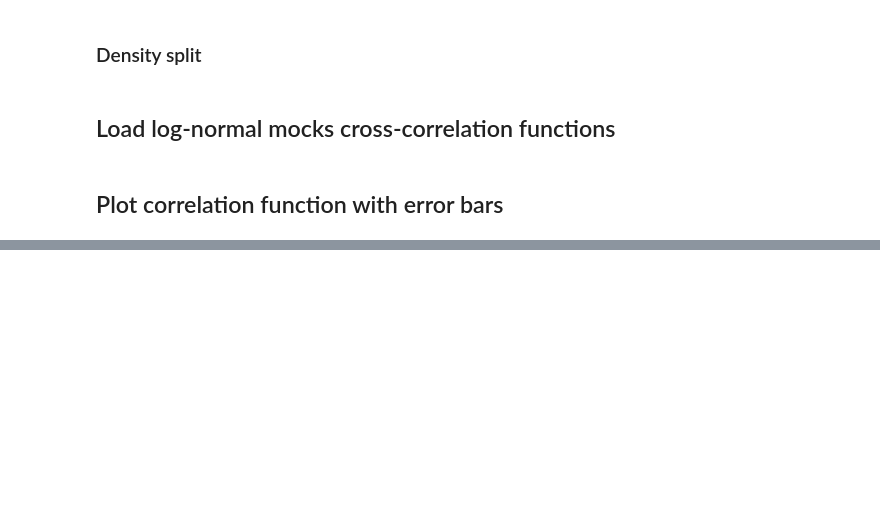
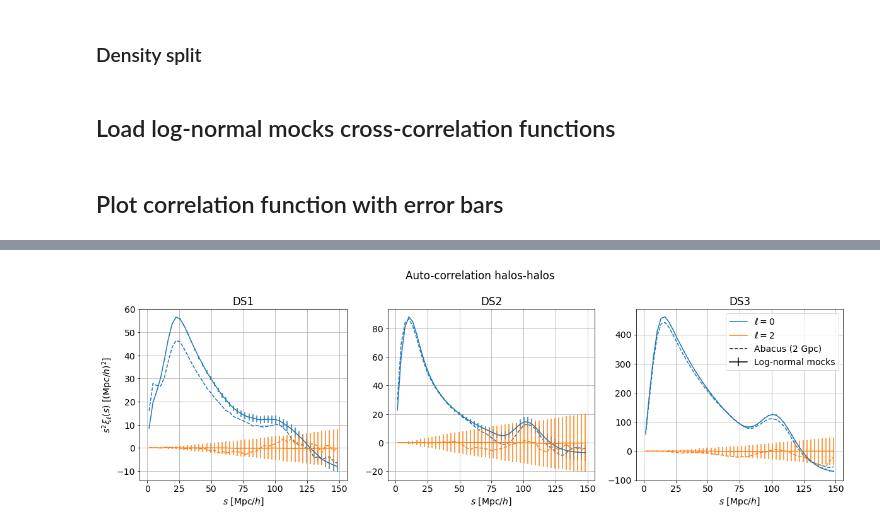
Before and after one commit to mathildepinon/densitysplit, a Jupyter notebook: nb/DensitySplits_CCF_plots.ipynb, the cells around one changed output, grey strips where cells are left out. Saved outputs shown, nothing was run; the diff lists cells and outputs as text; code cells hidden in the pictures; blank space fills up the shorter version.

```diff
--- a/nb/DensitySplits_CCF_plots.ipynb
+++ b/nb/DensitySplits_CCF_plots.ipynb
@@ -127,0 +135,31 @@ plt.show()
+# %%
+abacus_split_xiell_hh_auto = [res.get_corr(ells=ells, return_sep=False) for res in abacus_split_results_hh_auto]
+# %%
+mocks_xiell_hh_auto, cov_hh_auto = get_split_poles(mocks_split_results_hh_auto, ells, nsplits)
+cov_hh_auto /= 8.
+std_hh_auto = np.array_split(np.array(np.array_split(np.diag(cov_hh_auto)**0.5, nells)), nsplits, axis=1)
+# %%
+plt.rcParams["figure.figsize"] = (20, 5)
+fig, axes = plt.subplots(1, 3, sharex=False, sharey=False)
+
+for i in range(nsplits):
+    for ill, ell in enumerate(ells):
+        axes[i].plot(s, s**2 * abacus_split_xiell_hh_auto[i][ill], linestyle = '--', color='C'+str(ill))
+        axes[i].errorbar(s, s**2 * mocks_xiell_hh_auto[i][ill], s**2 * std_hh_auto[i][ill], fmt='-', color='C'+str(ill))
+
+        axes[i].plot([],[], linestyle='-', color='C'+str(ill), label='$\ell = {:d}$'.format(ell))
+
+        axes[i].grid(True)
+
+        axes[i].set_title('DS{}'.format(i+1))
+        axes[i].set_xlabel(r'$s$ [$\mathrm{Mpc}/h$]')
+
+axes[0].set_ylabel(r'$s^2 \xi_{\ell}(s)$ [$(\mathrm{Mpc}/h)^{2}$]')
+axes[2].plot([],[], linestyle='--', color='black', label='Abacus (2 Gpc)')
+axes[2].errorbar([],[],[], linestyle='-', color='black', label='Log-normal mocks')
+axes[2].legend()
+
+plt.suptitle('Auto-correlation halos-halos', y=1.05)
+plt.show()
+# %% [output]
+[figure, added]
```
Also changed, not shown: parts of 10 cells of this notebook, 17 other files.
